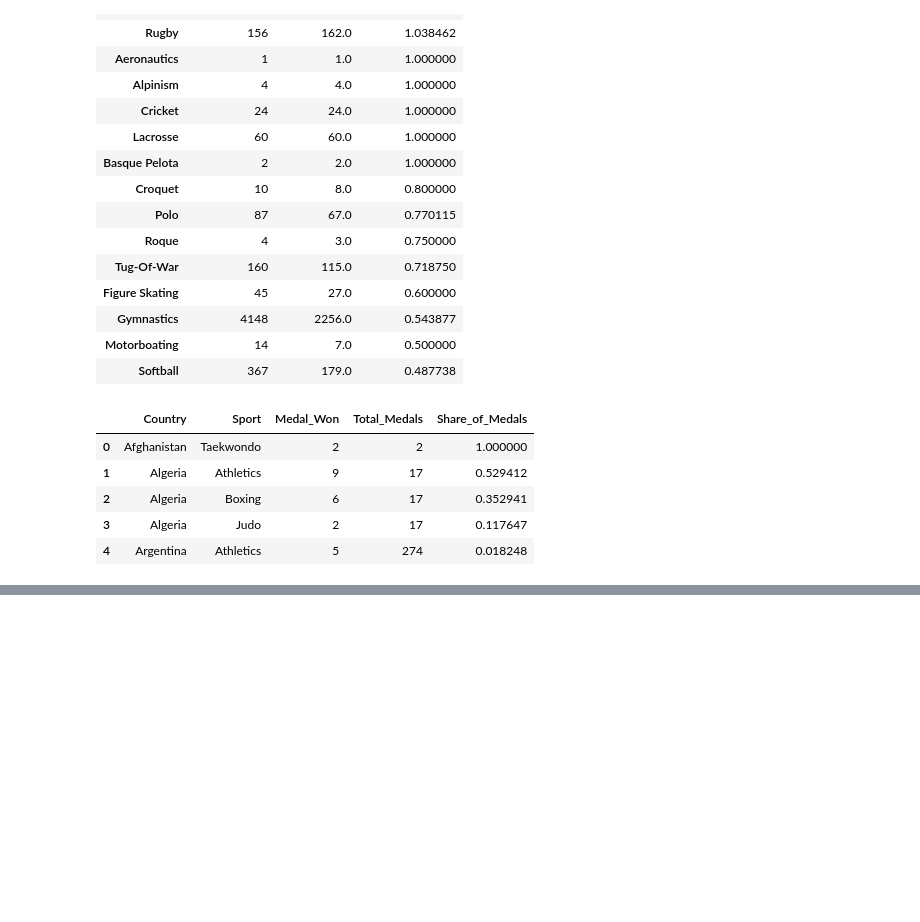
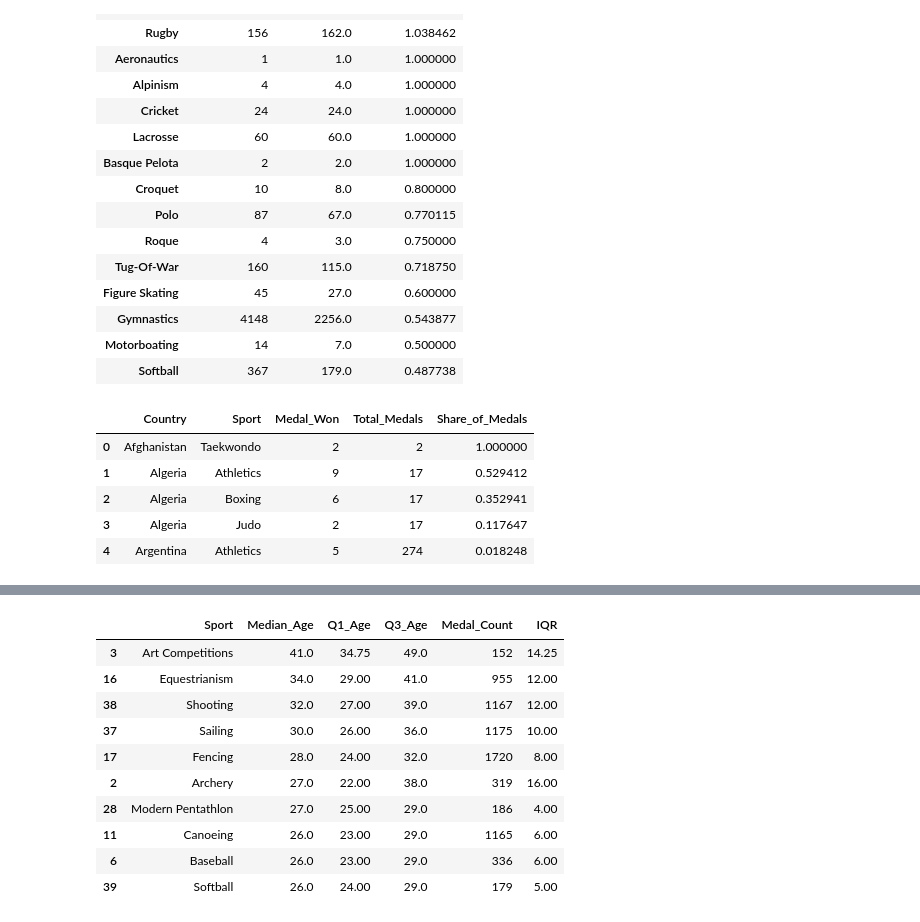
Before and after one commit to ShouryaBatra/fbla-data-analysis, a Jupyter notebook: olympics_analysis.ipynb, the cells around one changed output, grey strips where cells are left out. Cells and saved outputs as stored; diff of their text form; code cells hidden in the pictures; blank space fills up the shorter version.

```diff
--- a/olympics_analysis.ipynb
+++ b/olympics_analysis.ipynb
@@ -269,0 +315,14 @@ country_sport_share.head()
+# %%
+age_iqr_by_sport.sort_values("Median_Age", ascending=False).head(10)
+# %% [output]
+|  | Sport | Median_Age | Q1_Age | Q3_Age | Medal_Count | IQR |
+| 3 | Art Competitions | 41.0 | 34.75 | 49.0 | 152 | 14.25 |
+| 16 | Equestrianism | 34.0 | 29.00 | 41.0 | 955 | 12.00 |
+| 38 | Shooting | 32.0 | 27.00 | 39.0 | 1167 | 12.00 |
+| 37 | Sailing | 30.0 | 26.00 | 36.0 | 1175 | 10.00 |
+| 17 | Fencing | 28.0 | 24.00 | 32.0 | 1720 | 8.00 |
+| 2 | Archery | 27.0 | 22.00 | 38.0 | 319 | 16.00 |
+| 28 | Modern Pentathlon | 27.0 | 25.00 | 29.0 | 186 | 4.00 |
+| 11 | Canoeing | 26.0 | 23.00 | 29.0 | 1165 | 6.00 |
+| 6 | Baseball | 26.0 | 23.00 | 29.0 | 336 | 6.00 |
+| 39 | Softball | 26.0 | 24.00 | 29.0 | 179 | 5.00 |
```
Also changed, not shown: parts of 6 cells of this notebook.
